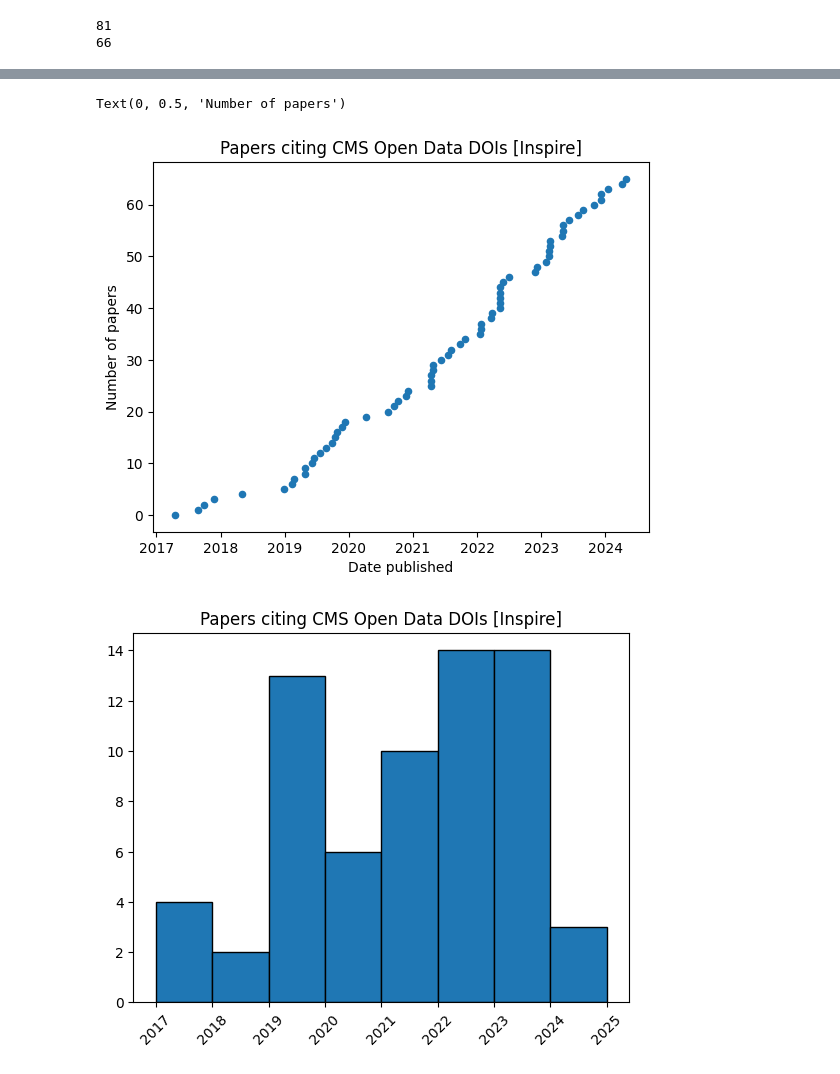
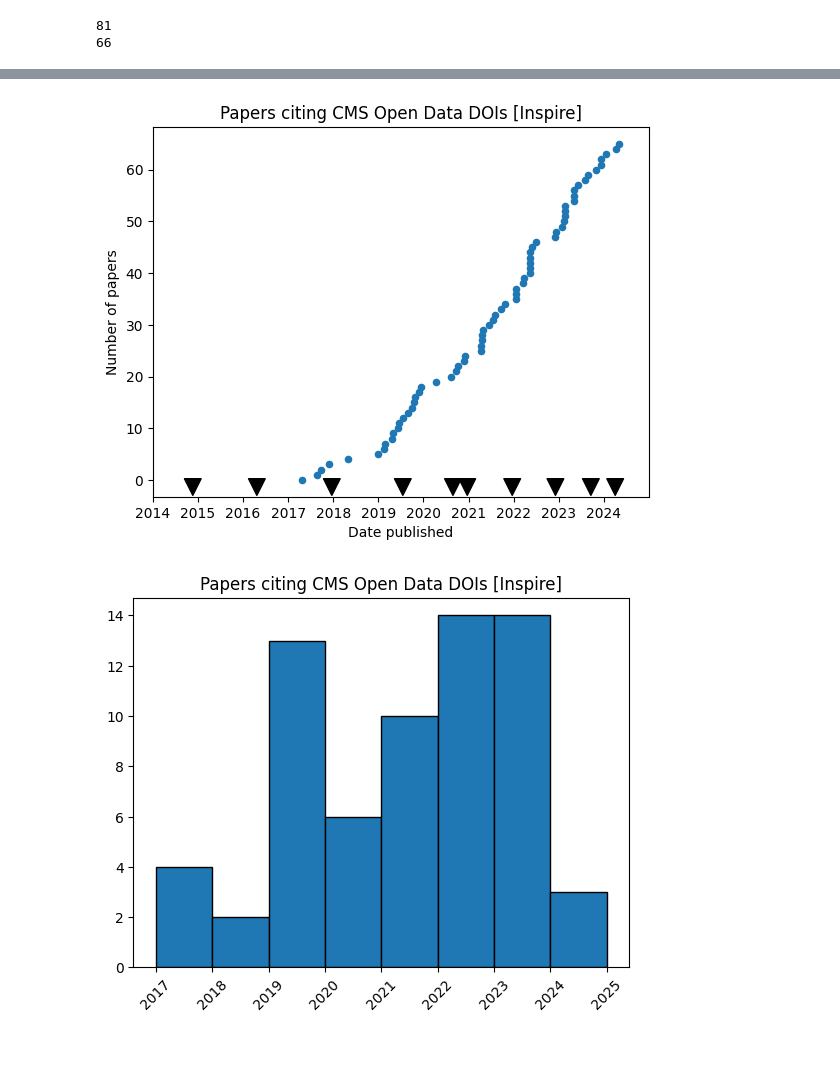
Before and after one commit to cms-dpoa/data-usage, a Jupyter notebook: publications.ipynb, the cells around one changed output, grey strips where cells are left out. Drawn from its saved outputs; the diff is of its cells as text; code cells hidden in the pictures.

Commit message:
add release dates to plots, resolve dois and fetch record titles

```diff
--- a/publications.ipynb
+++ b/publications.ipynb
@@ -133,4 +190,17 @@ def make_histogram(df, date_range, nbins, title):
     plt.show()
+# %%
+data_releases = [
+    '2014-11-20',
+    '2016-04-22',
+    '2017-12-20',
+    '2019-07-18',
+    '2020-08-27',
+    '2020-12-21',
+    '2021-12-20',
+    '2022-12-05',
+    '2023-09-18',
+    '2024-04-02'
+]
 # %% [markdown]
 These papers reference a CMS open data DOI
 # %%
@@ -159,16 +234,33 @@ idf.tail()
 # %%
+def add_release_dates(ax):
+
+    ax.set_xlim([dt.date(2014, 1, 1), dt.date(2024, 12, 31)])
+
+    for dr in data_releases:
+
+        date = dt.datetime.strptime(dr, '%Y-%m-%d').date()
+
+        ax.annotate(
+            "",
+            xy=(date, -3),
+            xytext=(date, -2),
+            arrowprops=dict(facecolor='black', shrink=0.01),
+        )
+
+
 ax = idf.plot(
     kind='scatter',
     x='date',
     y='index',
     title='Papers citing CMS Open Data DOIs [Inspire]'
 )
 
 ax.set_xlabel('Date published')
 ax.set_ylabel('Number of papers')
+
+add_release_dates(ax)
 # %% [output]
-Text(0, 0.5, 'Number of papers')
-[figure, old version]
+[figure, new version]
 # %%
 make_histogram(
     idf,
```
Also changed, not shown: parts of 15 cells of this notebook, 2 other files.
